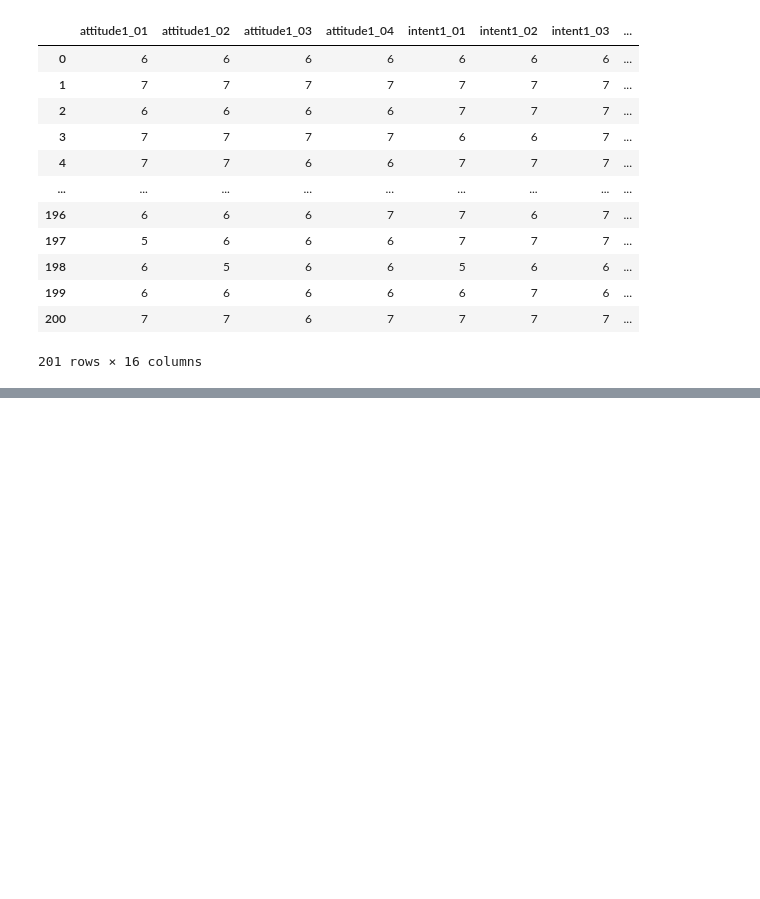
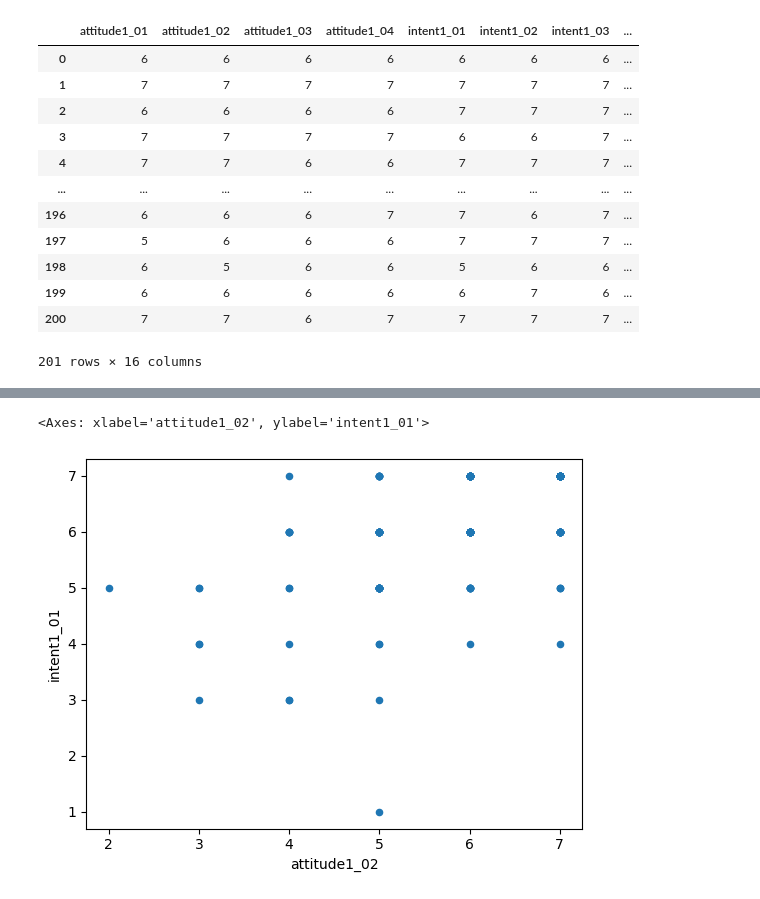
Before and after one commit to TheUltimateFishstick/week9labs, a Jupyter notebook: 09_Independent_Lab_Morgan.ipynb, the cells around one changed output, grey strips where cells are left out. Saved outputs shown, nothing was run; the diff lists cells and outputs as text; code cells hidden in the pictures; blank space fills up the shorter version.

```diff
--- a/09_Independent_Lab_Morgan.ipynb
+++ b/09_Independent_Lab_Morgan.ipynb
@@ -43,0 +61,6 @@ ect_data
+# %%
+#Scatterplot with second variable.
+ect_data.plot.scatter(x='attitude1_02', y='intent1_01')
+# %% [output]
+<Axes: xlabel='attitude1_02', ylabel='intent1_01'>
+[figure, added]
```
Also changed, not shown: parts of 13 cells of this notebook, 3 other files.
